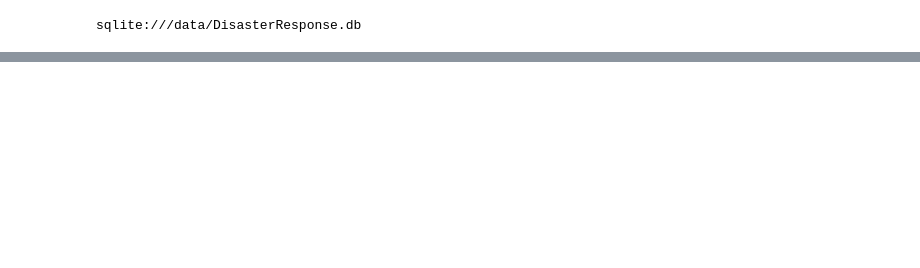
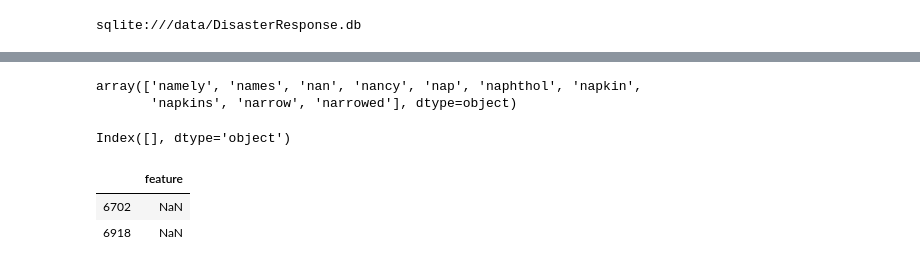
Before and after one commit to mrugeles/Disaster-Response-Pipeline, a Jupyter notebook: test_vectorizer_flow.ipynb, the cells around one changed output, grey strips where cells are left out. Drawn from its saved outputs; the diff is of its cells as text; code cells hidden in the pictures; blank space fills up the shorter version.

```diff
--- a/test_vectorizer_flow.ipynb
+++ b/test_vectorizer_flow.ipynb
@@ -87,0 +141,5 @@ X = clean_count_vector(X)
+# %%
+m_columns[6700:6710]
+# %% [output]
+array(['namely', 'names', 'nan', 'nancy', 'nap', 'naphthol', 'napkin',
+       'napkins', 'narrow', 'narrowed'], dtype=object)
@@ -87,0 +148,4 @@ X = clean_count_vector(X)
+# %%
+model_features.columns[model_features.columns.isnull()]
+# %% [output]
+Index([], dtype='object')
@@ -87,0 +154,8 @@ X = clean_count_vector(X)
+# %%
+model_features = pd.read_csv('model_features.csv')
+# %%
+model_features.loc[model_features['feature'].isna()]
+# %% [output]
+|  | feature |
+| 6702 | NaN |
+| 6918 | NaN |
```
Also changed, not shown: parts of 23 cells of this notebook, 4 other files.
